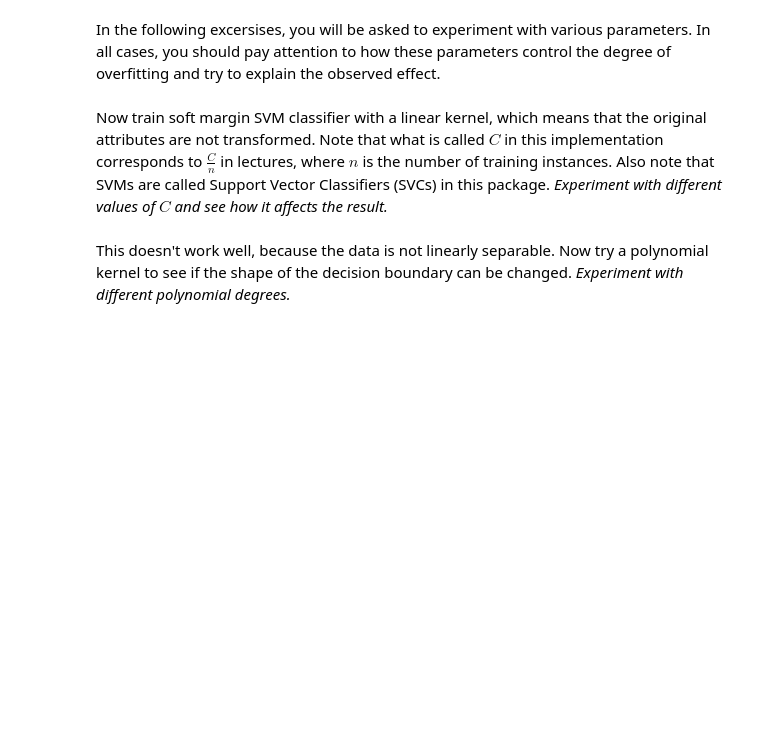
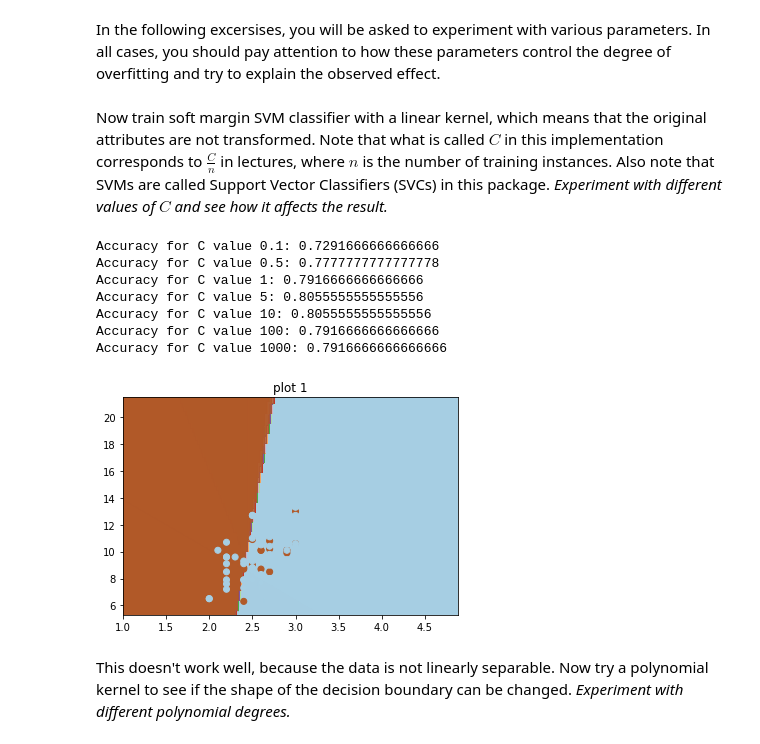
Before and after one commit to Shaunjs006/MBA_M3_Machine_Learning, a Jupyter notebook: workshop-materials-week3/week3-partial.ipynb, the cells around one changed output. Saved outputs shown, nothing was run; the diff lists cells and outputs as text; code cells hidden in the pictures; blank space fills up the shorter version.

```diff
--- a/workshop-materials-week3/week3-partial.ipynb
+++ b/workshop-materials-week3/week3-partial.ipynb
@@ -208,2 +211,26 @@ Now train soft margin SVM classifier with a linear kernel, which means that the
+# %%
+###answer to question 1 here
+from sklearn.svm import SVC
+from sklearn.metrics import accuracy_score, classification_report, confusion_matrix
+c_list = [0.1, 0.5, 1, 5, 10, 100, 1000]
+for c_value in c_list:
+    cls = SVC(kernel='linear', C=c_value)
+    cls.fit(X, y)
+    X,y = load_cats_data()
+    plot_boundary(X, y, cls, "plot 1")
+    y_pred = cls.predict(X)
+    accuracy = accuracy_score(y, y_pred)
+    print(f'Accuracy for C value {c_value}: {accuracy}')
+# bigger the C value it trys to contain more instance to the
+# correct side of the boundary to minimise the penalty.
+# %% [output]
+Accuracy for C value 0.1: 0.7291666666666666
+Accuracy for C value 0.5: 0.7777777777777778
+Accuracy for C value 1: 0.7916666666666666
+Accuracy for C value 5: 0.8055555555555556
+Accuracy for C value 10: 0.8055555555555556
+Accuracy for C value 100: 0.7916666666666666
+Accuracy for C value 1000: 0.7916666666666666
+[figure, added]
 # %% [markdown]
 This doesn't work well, because the data is not linearly separable. Now try a polynomial kernel to see if the shape of the decision boundary can be changed. *Experiment with different polynomial degrees.*
```
Also changed, not shown: parts of 8 cells of this notebook.
